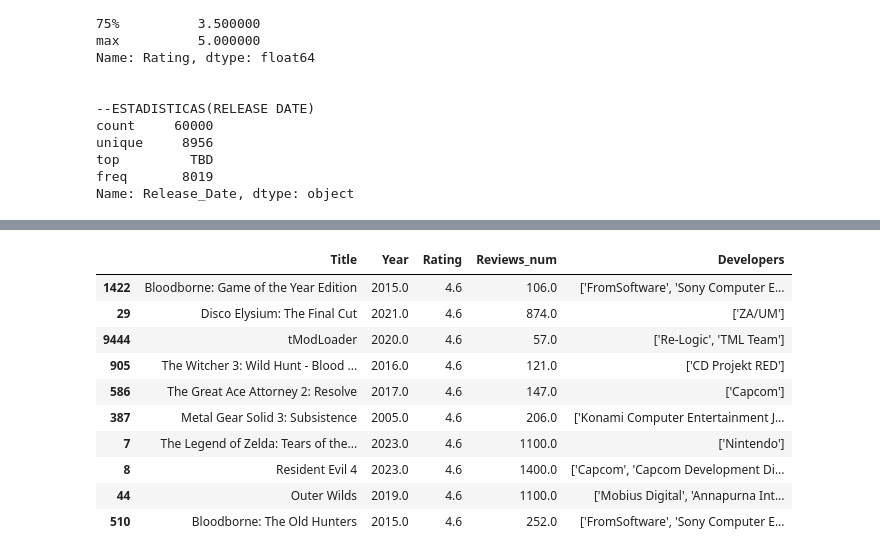
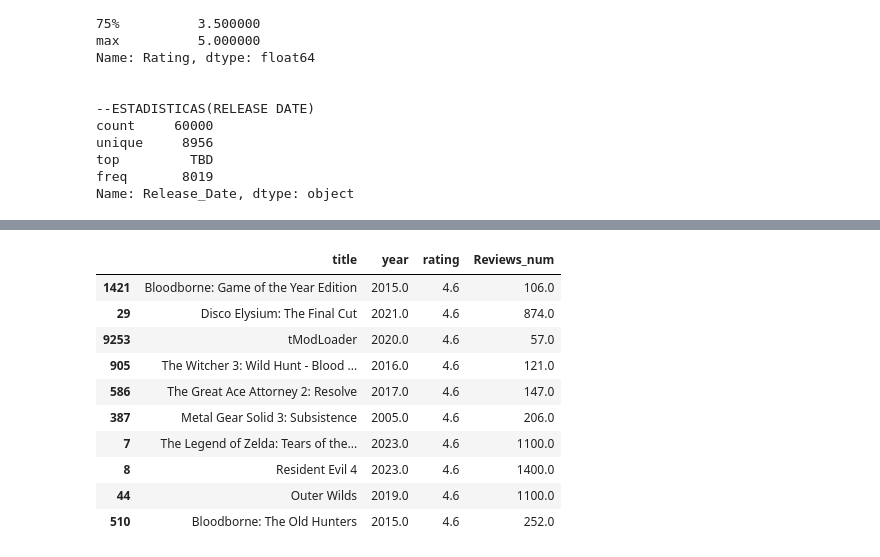
Before and after one commit to Spring-anne/Proyecto-Tecnolochicas-Python, a Jupyter notebook: ProyectoFinal.ipynb, the cells around one changed output, grey strips where cells are left out. Saved outputs shown, nothing was run; the diff lists cells and outputs as text; code cells hidden in the pictures.

Commit message:
Se creó con Colab

```diff
--- a/ProyectoFinal.ipynb
+++ b/ProyectoFinal.ipynb
@@ -19,7 +17,6 @@ import pandas as pd
 import matplotlib.pyplot as plt
 import numpy as np
 import ast
-from functools import reduce
+from google.colab import files
 
-pd.set_option('display.max_columns', None)
-pd.set_option('display.width', None)
+uploaded = files.upload()
@@ -33,12 +31,12 @@ Igual describimos la informacion del conjunto para saber de que tipo de dato es
 def cargar_datos(ruta_csv: str):
     try:
         df = pd.read_csv(ruta_csv)
-        print(f"Archivo cargado correctamente: {df.shape[0]} filas, {df.shape[1]} columnas.")
+        print(f"Archivo cargado correctamente...")
         return df
     except FileNotFoundError:
         raise FileNotFoundError(f"No se encontro el archivo: {ruta_csv}")
 
 #Cargamos el csv y mostramos las primeras 5 filas del conjunto
-df_crudo = cargar_datos("backloggd_games.csv")
+df_crudo = cargar_datos("/content/backloggd_games.csv")
 df_crudo.head(5)
 # %% [output]
@@ -241,0 +251,28 @@ Top juegos con más reseñas y mejor rating
+# %%
+df_test = df_limpio.copy()
+
+#Sumamos entre series para calcular el engagement
+df_test["engagement_total"] = (
+    df_test["Playing_num"].fillna(0) +
+    df_test["Backlogs_num"].fillna(0) +
+    df_test["Wishlist_num"].fillna(0)
+)
+
+#Renombramos columnas usando snake_case
+df_test = df_test.rename(columns={
+    "Title": "title",
+    "Release_Date": "release_date"
+    , "Rating": "rating",
+    "Year": "year",
+})
+
+# Reorganizamos columnas variables clave primero
+columnas_ordenadas = ["title", "year", "rating", "engagement_total"] +[
+    c for c in df_test.columns if c not in
+     ["title", "year", "rating", "engagement_total"]
+ ]
+df_test = df_test[columnas_ordenadas]
+
+# Reindexar tras filtrar
+df_test = df_test.reset_index(drop=True)
+df_test.head(3)
@@ -242,16 +284,17 @@ Top juegos con más reseñas y mejor rating
 # %%
-top_juegos = df_limpio[df_limpio["Reviews_num"] >= df_limpio["Reviews_num"].quantile(0.95)]
-top_juegos = top_juegos.sort_values("Rating", ascending=False)
-top_juegos[["Title", "Year", "Rating", "Reviews_num", "Developers"]].head(10)
+#Filtramos y ordenamos los top 10 juegos con mas reseñas y mejor rating
+top_juegos = df_test[df_test["Reviews_num"] >= df_test["Reviews_num"].quantile(0.95)]
+top_juegos = top_juegos.sort_values("rating", ascending=False)
+top_juegos[["title", "year", "rating", "Reviews_num"]].head(10)
 # %% [output]
-|  | Title | Year | Rating | Reviews_num | Developers |
-| 1422 | Bloodborne: Game of the Year Edition | 2015.0 | 4.6 | 106.0 | ['FromSoftware', 'Sony Computer E... |
-| 29 | Disco Elysium: The Final Cut | 2021.0 | 4.6 | 874.0 | ['ZA/UM'] |
-| 9444 | tModLoader | 2020.0 | 4.6 | 57.0 | ['Re-Logic', 'TML Team'] |
-| 905 | The Witcher 3: Wild Hunt - Blood ... | 2016.0 | 4.6 | 121.0 | ['CD Projekt RED'] |
-| 586 | The Great Ace Attorney 2: Resolve | 2017.0 | 4.6 | 147.0 | ['Capcom'] |
-| 387 | Metal Gear Solid 3: Subsistence | 2005.0 | 4.6 | 206.0 | ['Konami Computer Entertainment J... |
-| 7 | The Legend of Zelda: Tears of the... | 2023.0 | 4.6 | 1100.0 | ['Nintendo'] |
-| 8 | Resident Evil 4 | 2023.0 | 4.6 | 1400.0 | ['Capcom', 'Capcom Development Di... |
-| 44 | Outer Wilds | 2019.0 | 4.6 | 1100.0 | ['Mobius Digital', 'Annapurna Int... |
-| 510 | Bloodborne: The Old Hunters | 2015.0 | 4.6 | 252.0 | ['FromSoftware', 'Sony Computer E... |
+|  | title | year | rating | Reviews_num |
+| 1421 | Bloodborne: Game of the Year Edition | 2015.0 | 4.6 | 106.0 |
+| 29 | Disco Elysium: The Final Cut | 2021.0 | 4.6 | 874.0 |
+| 9253 | tModLoader | 2020.0 | 4.6 | 57.0 |
+| 905 | The Witcher 3: Wild Hunt - Blood ... | 2016.0 | 4.6 | 121.0 |
+| 586 | The Great Ace Attorney 2: Resolve | 2017.0 | 4.6 | 147.0 |
+| 387 | Metal Gear Solid 3: Subsistence | 2005.0 | 4.6 | 206.0 |
+| 7 | The Legend of Zelda: Tears of the... | 2023.0 | 4.6 | 1100.0 |
+| 8 | Resident Evil 4 | 2023.0 | 4.6 | 1400.0 |
+| 44 | Outer Wilds | 2019.0 | 4.6 | 1100.0 |
+| 510 | Bloodborne: The Old Hunters | 2015.0 | 4.6 | 252.0 |
```
Also changed, not shown: parts of 24 cells of this notebook.
